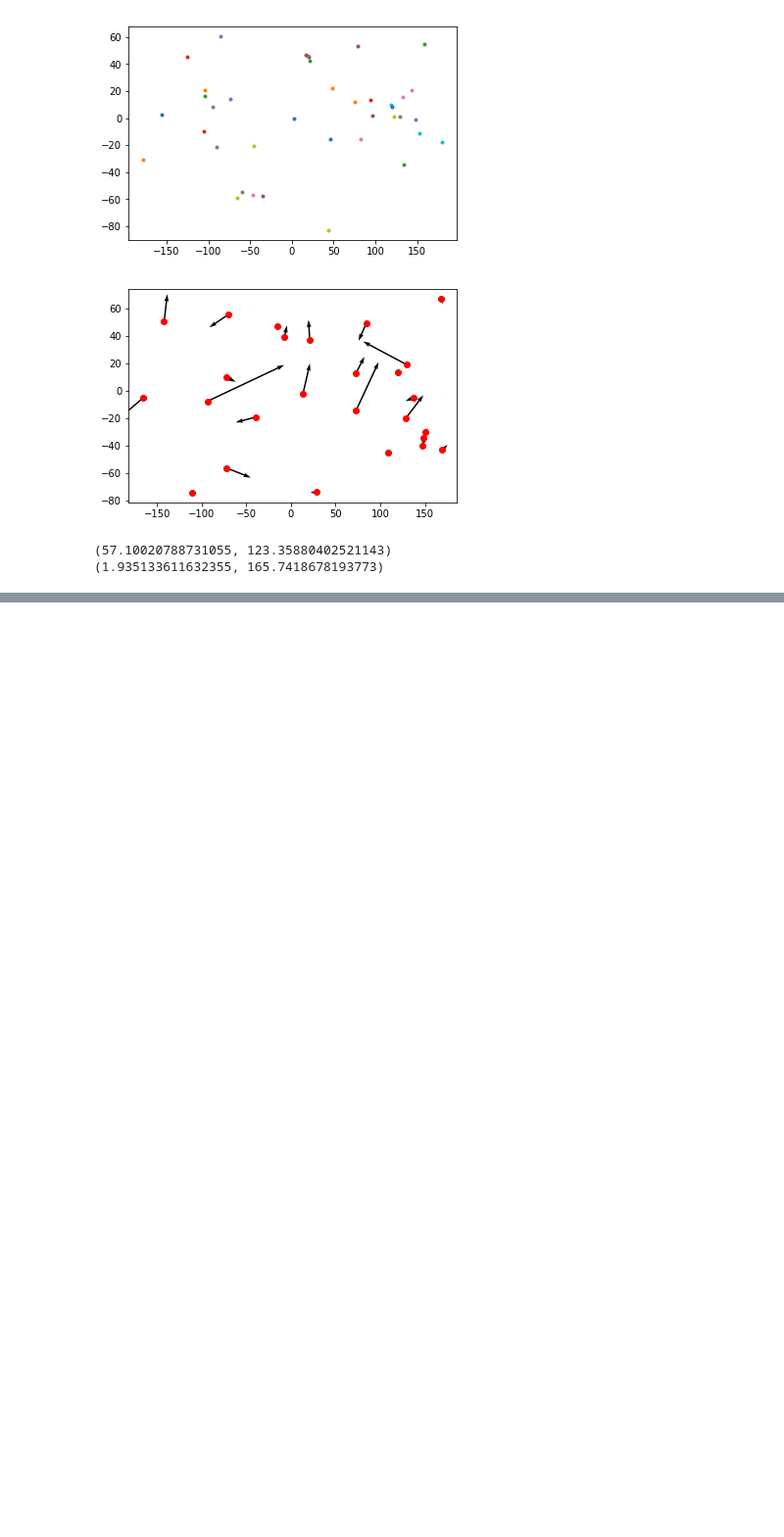
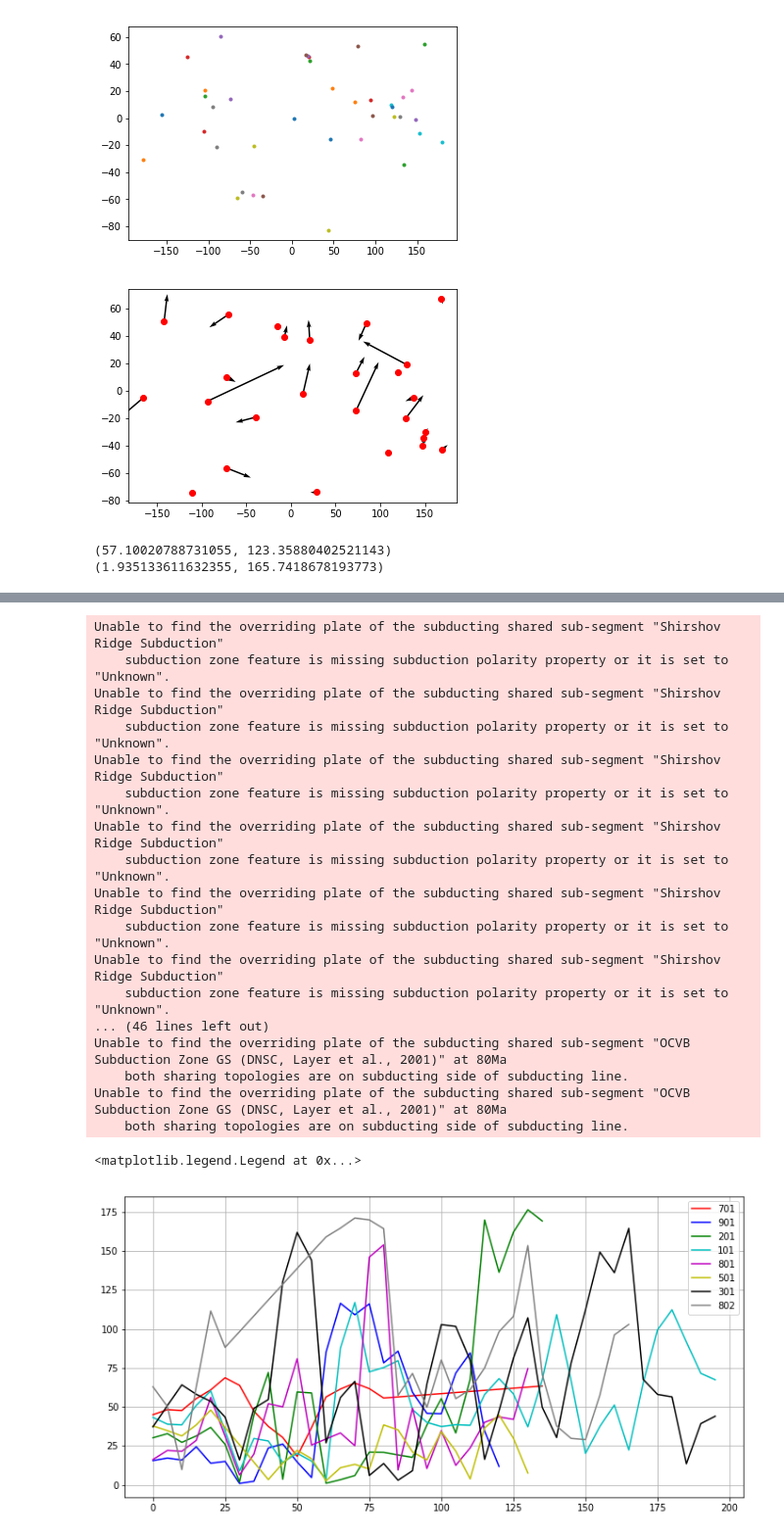
Before and after one commit to siwill22/PlateDriver, a Jupyter notebook: plate_driver_example.ipynb, the cells around one changed output, grey strips where cells are left out. Shown at 98% size. Drawn from its saved outputs; the diff is of its cells as text; code cells hidden in the pictures; blank space fills up the shorter version.

```diff
--- a/plate_driver_example.ipynb
+++ b/plate_driver_example.ipynb
@@ -188,0 +275,73 @@ plt.show()
+# %%
+VDM = ReconstructionModel('VDM')
+VDM.add_rotation_model('/Users/simon/Data/EByteSVN/EByteDeformingModels/Shephard_etal_2013_ESR/GPlates/Shephard_etal_ESR2013_Global_EarthByte_2013_VanDerMeer.rot')
+VDM.add_static_polygons('/Users/simon/Data/EByteSVN/EByteDeformingModels/Shephard_etal_2013_ESR/GPlates/Shephard_etal_ESR2013_Global_staticpolygons.gpml')
+VDM.add_dynamic_polygons('/Users/simon/Data/EByteSVN/EByteDeformingModels/Shephard_etal_2013_ESR/GPlates/Shephard_etal_ESR2013_Global_EarthByte_2013.gpml')
+
+angle_701 = []; angle_901 = []; angle_201 = []; angle_101 = []; angle_801 = []; angle_501 = []; angle_301 = []; angle_802 = []
+
+delta_time = 10.
+forces = {'slab_pull': 1,'slab_suction': 0.25}
+
+time_list = np.arange(0,200,5)
+
+for reconstruction_time in time_list:
+
+    snapshot = VDM.plate_snapshot(reconstruction_time)
+
+    result = pdriver.get_torques_for_plate_snapshot(snapshot, reconstruction_time, delta_time, forces)
+
+    plate_ids = []
+    angles = []
+
+    for res in result:
+        if res[4] is not None:
+            if res[0]==701:
+                angle_701.append((reconstruction_time,pygplates.Vector3D.angle_between(res[4],res[6])))
+            elif res[0]==901:
+                angle_901.append((reconstruction_time,pygplates.Vector3D.angle_between(res[4],res[6])))
+            elif res[0]==201:
+                angle_201.append((reconstruction_time,pygplates.Vector3D.angle_between(res[4],res[6])))
+            elif res[0]==101:
+                angle_101.append((reconstruction_time,pygplates.Vector3D.angle_between(res[4],res[6])))
+            elif res[0]==801:
+                angle_801.append((reconstruction_time,pygplates.Vector3D.angle_between(res[4],res[6])))
+            elif res[0]==501:
+                angle_501.append((reconstruction_time,pygplates.Vector3D.angle_between(res[4],res[6])))
+            elif res[0]==301:
+                angle_301.append((reconstruction_time,pygplates.Vector3D.angle_between(res[4],res[6])))
+            elif res[0]==802:
+                angle_802.append((reconstruction_time,pygplates.Vector3D.angle_between(res[4],res[6])))
+
+plt.figure(figsize=(12,6))
+plt.plot(zip(*angle_701)[0],np.degrees(zip(*angle_701)[1]),'r', label=701)
+plt.plot(zip(*angle_901)[0],np.degrees(zip(*angle_901)[1]),'b', label=901)
+plt.plot(zip(*angle_201)[0],np.degrees(zip(*angle_201)[1]),'g', label=201)
+plt.plot(zip(*angle_101)[0],np.degrees(zip(*angle_101)[1]),'c', label=101)
+plt.plot(zip(*angle_801)[0],np.degrees(zip(*angle_801)[1]),'m', label=801)
+plt.plot(zip(*angle_501)[0],np.degrees(zip(*angle_501)[1]),'y', label=501)
+plt.plot(zip(*angle_301)[0],np.degrees(zip(*angle_301)[1]),'k', label=301)
+plt.plot(zip(*angle_802)[0],np.degrees(zip(*angle_802)[1]),'grey', label=802)
+
+plt.grid()
+plt.legend()
+# %% [output]
+Unable to find the overriding plate of the subducting shared sub-segment "Shirshov Ridge Subduction"
+    subduction zone feature is missing subduction polarity property or it is set to "Unknown".
+Unable to find the overriding plate of the subducting shared sub-segment "Shirshov Ridge Subduction"
+    subduction zone feature is missing subduction polarity property or it is set to "Unknown".
+Unable to find the overriding plate of the subducting shared sub-segment "Shirshov Ridge Subduction"
+    subduction zone feature is missing subduction polarity property or it is set to "Unknown".
+Unable to find the overriding plate of the subducting shared sub-segment "Shirshov Ridge Subduction"
+    subduction zone feature is missing subduction polarity property or it is set to "Unknown".
+Unable to find the overriding plate of the subducting shared sub-segment "Shirshov Ridge Subduction"
+    subduction zone feature is missing subduction polarity property or it is set to "Unknown".
+Unable to find the overriding plate of the subducting shared sub-segment "Shirshov Ridge Subduction"
+    subduction zone feature is missing subduction polarity property or it is set to "Unknown".
+... (46 lines left out)
+Unable to find the overriding plate of the subducting shared sub-segment "OCVB Subduction Zone GS (DNSC, Layer et al., 2001)" at 80Ma
+    both sharing topologies are on subducting side of subducting line.
+Unable to find the overriding plate of the subducting shared sub-segment "OCVB Subduction Zone GS (DNSC, Layer et al., 2001)" at 80Ma
+    both sharing topologies are on subducting side of subducting line.
+<matplotlib.legend.Legend at 0x...>
+[figure, added]
```
Also changed, not shown: parts of 9 cells of this notebook, 1 other file.
